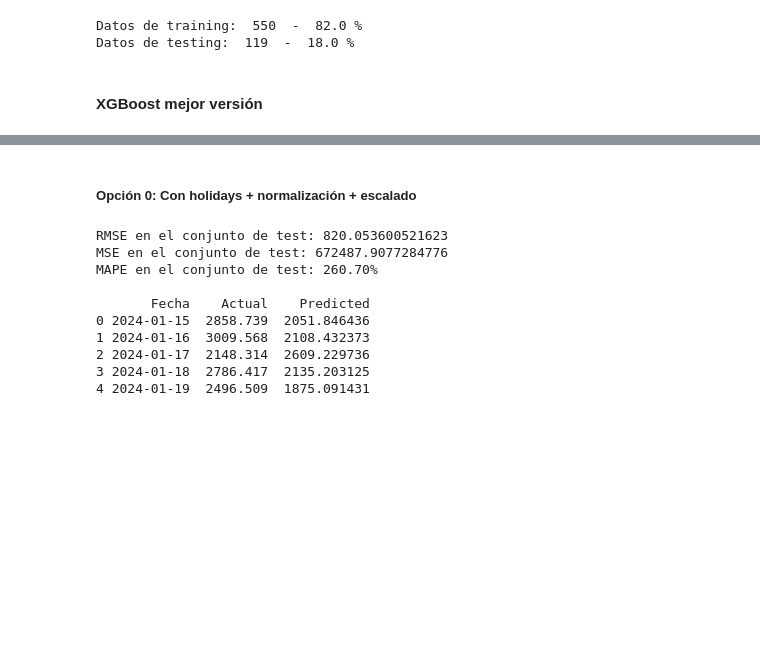
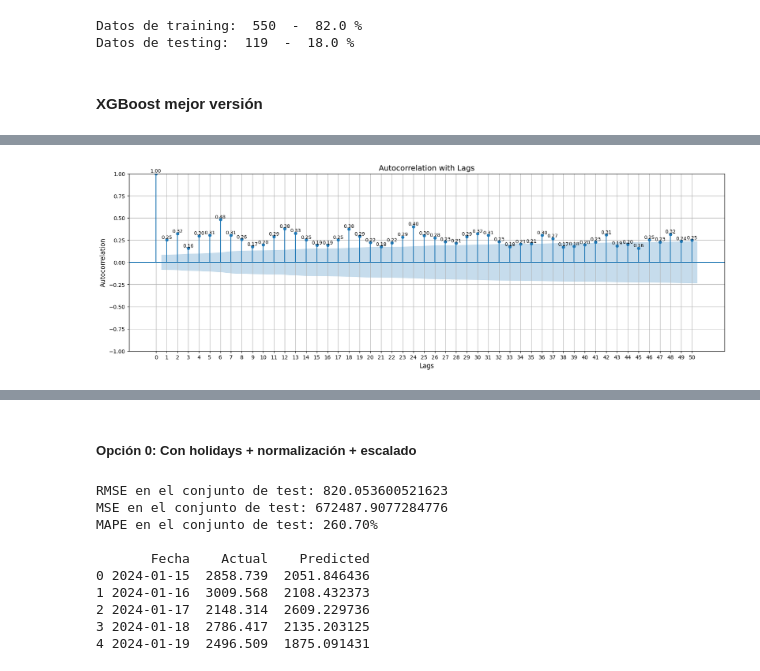
Before and after one commit to juanspadaro/forecasting_for_planning, a Jupyter notebook: 03_XGBoost/forecast_facturapp_xgboost_v2.ipynb, the cells around one changed output, grey strips where cells are left out. Cells and saved outputs as stored; diff of their text form; code cells hidden in the pictures; blank space fills up the shorter version.

```diff
--- a/03_XGBoost/forecast_facturapp_xgboost_v2.ipynb
+++ b/03_XGBoost/forecast_facturapp_xgboost_v2.ipynb
@@ -174,0 +225,23 @@ Datos de testing:  119  -  18.0 %
+# %%
+import matplotlib.pyplot as plt
+from statsmodels.graphics.tsaplots import plot_acf
+
+# Mejorar el gráfico de autocorrelación con números visibles y eje X con valores de uno en uno
+fig, ax = plt.subplots(figsize=(20, 6))
+plot_acf(df_train['y'], lags=50, ax=ax)
+ax.set_title('Autocorrelation with Lags', fontsize=14)
+ax.set_xlabel('Lags', fontsize=12)
+ax.set_ylabel('Autocorrelation', fontsize=12)
+ax.grid(True)
+
+# Configurar el eje X para mostrar valores de uno en uno
+ax.set_xticks(range(0, 51, 1))
+
+# Mostrar los valores de autocorrelación
+for i in range(len(ax.lines[1].get_ydata())):
+    ax.text(i, ax.lines[1].get_ydata()[i], f'{ax.lines[1].get_ydata()[i]:.2f}',
+            ha='center', va='bottom', fontsize=9)
+
+plt.show()
+# %% [output]
+[figure, added]
```
Also changed, not shown: parts of 12 cells of this notebook.
